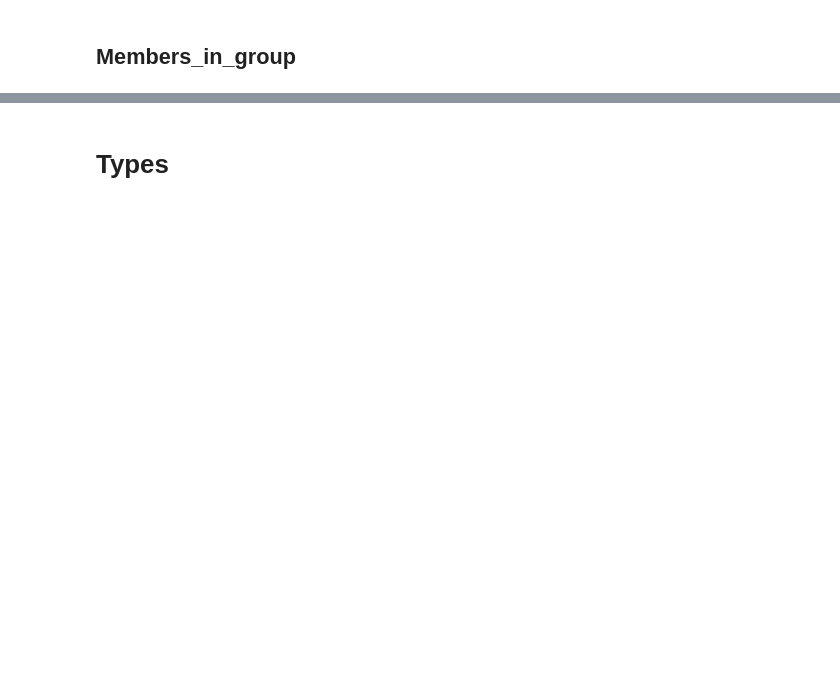
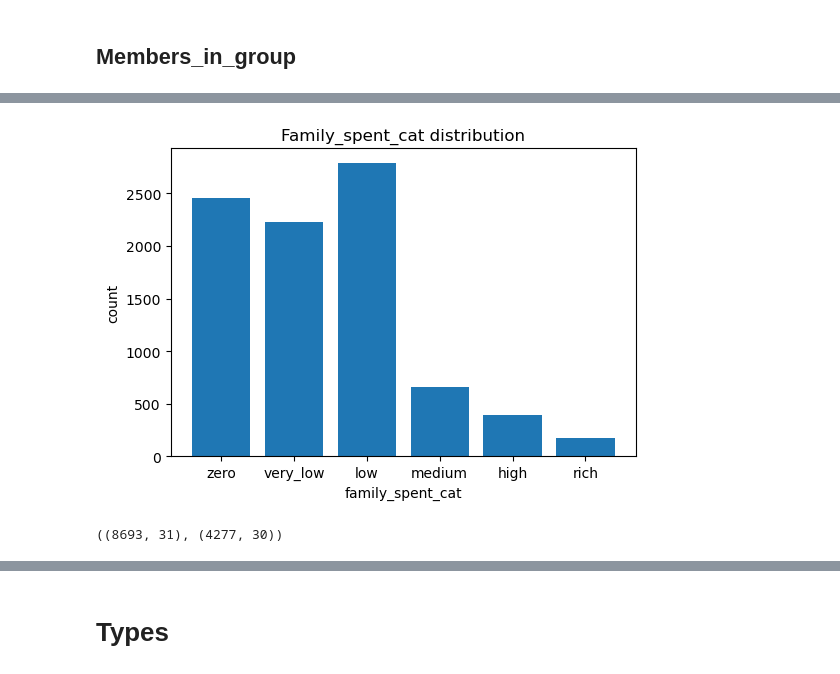
Before and after one commit to Sergey-Chursin/kaggle-spaceship-titanic-pytorch-catboost-stacking, a Jupyter notebook: notebooks/EDA. Feature_engineering.ipynb, the cells around one changed output, grey strips where cells are left out. Cells and saved outputs as stored; diff of their text form; code cells hidden in the pictures; blank space fills up the shorter version.

```diff
--- a/notebooks/EDA. Feature_engineering.ipynb
+++ b/notebooks/EDA. Feature_engineering.ipynb
@@ -1051,0 +1134,17 @@ df_test.shape
+# %%
+counts = df_train["family_spent_cat"].value_counts().sort_index()
+
+plt.figure(figsize=(6, 4))
+plt.bar(counts.index.astype(str), counts.values)
+plt.xlabel("family_spent_cat")
+plt.ylabel("count")
+plt.title("Family_spent_cat distribution")
+plt.show()
+# %% [output]
+[figure, added]
+# %%
+df_train["family_spent_log"] = np.log1p(df_train["family_total_spent"])
+df_test["family_spent_log"]  = np.log1p(df_test["family_total_spent"])
+df_train.shape, df_test.shape
+# %% [output]
+((8693, 31), (4277, 30))
```
Also changed, not shown: parts of 47 cells of this notebook.
